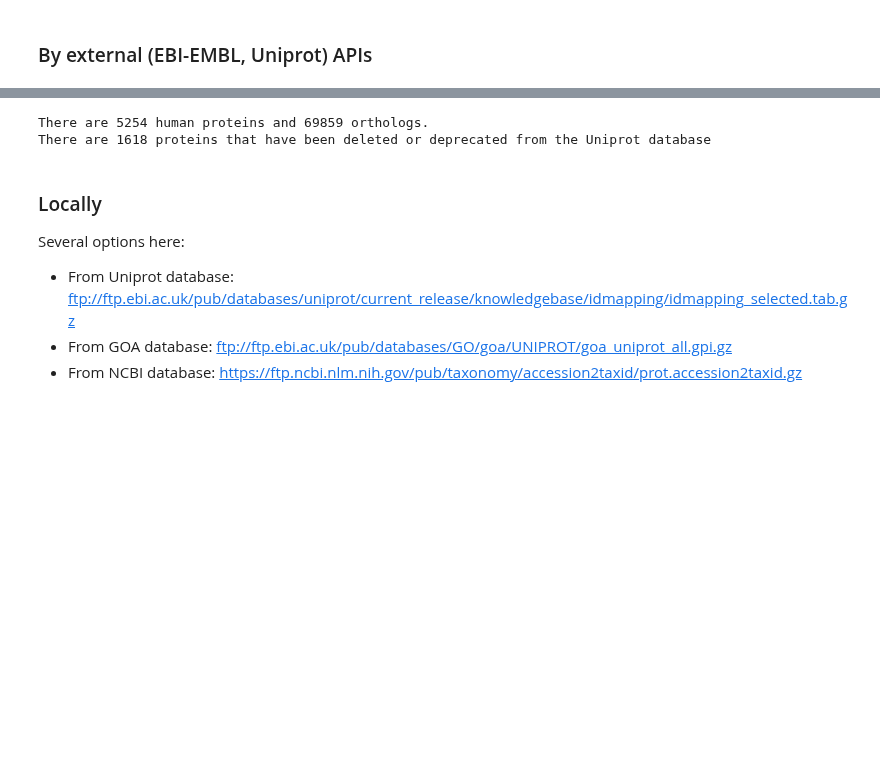
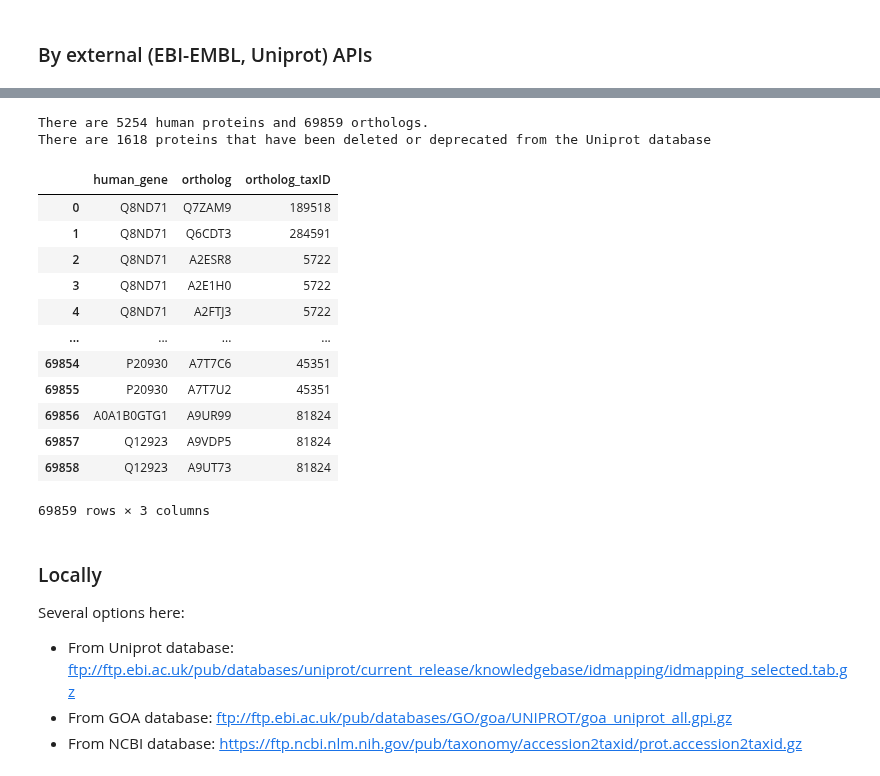
Before and after one commit to geovalexis/PP2GO, a Jupyter notebook: Methods.ipynb, the cells around one changed output, grey strips where cells are left out. Drawn from its saved outputs; the diff is of its cells as text; code cells hidden in the pictures; blank space fills up the shorter version.

```diff
--- a/Methods.ipynb
+++ b/Methods.ipynb
@@ -423,14 +408,28 @@ Q8ND71  H2R4V7  9598
 # %%
-# Orthologs analysis
+# Checking
 
-human_orthologs = pd.read_csv("drive/MyDrive/TFG/human_orthologs_MtP-QfO2018.tsv", sep="\t", header=0, dtype={"human_protein": "string", "ortholog":"string", "orthologs_taxID":pd.Int64Dtype()})
-print(f"There are {human_orthologs['human_protein'].unique().size} human proteins and {human_orthologs['ortholog'].size} orthologs.")
-print(f"There are {human_orthologs['orthologs_taxID'].isna().sum()} proteins that have been deleted or deprecated from the Uniprot database")
+human_orthologs = pd.read_csv("drive/MyDrive/TFG/human_orthologs_MtP-QfO2018.tsv", sep="\t", header=0, dtype={"human_gene": "string", "ortholog":"string", "ortholog_taxID":pd.Int64Dtype()})
+print(f"There are {human_orthologs['human_gene'].unique().size} human proteins and {human_orthologs['ortholog'].size} orthologs.")
+print(f"There are {human_orthologs['ortholog_taxID'].isna().sum()} proteins that have been deleted or deprecated from the Uniprot database")
 # Se podría buscar los taxIDs de estas proteinas en el fichero de QfO_uniprotKBs.tsv (aquí seguro que están) mediante la funcion map_uniprotIDs2taxIDs_BruteForce()
 # Aunque si no es una cifra significativa tal vez no sea necesario o bien incluso sería mejor ignorarlas dado que por algo han sido eliminadas
+human_orthologs
 # %% [output]
 There are 5254 human proteins and 69859 orthologs.
 There are 1618 proteins that have been deleted or deprecated from the Uniprot database
+|  | human_gene | ortholog | ortholog_taxID |
+| 0 | Q8ND71 | Q7ZAM9 | 189518 |
+| 1 | Q8ND71 | Q6CDT3 | 284591 |
+| 2 | Q8ND71 | A2ESR8 | 5722 |
+| 3 | Q8ND71 | A2E1H0 | 5722 |
+| 4 | Q8ND71 | A2FTJ3 | 5722 |
+| ... | ... | ... | ... |
+| 69854 | P20930 | A7T7C6 | 45351 |
+| 69855 | P20930 | A7T7U2 | 45351 |
+| 69856 | A0A1B0GTG1 | A9UR99 | 81824 |
+| 69857 | Q12923 | A9VDP5 | 81824 |
+| 69858 | Q12923 | A9UT73 | 81824 |
+69859 rows × 3 columns
 # %% [markdown]
 ### Locally
 
```
Also changed, not shown: parts of 7 cells of this notebook.
